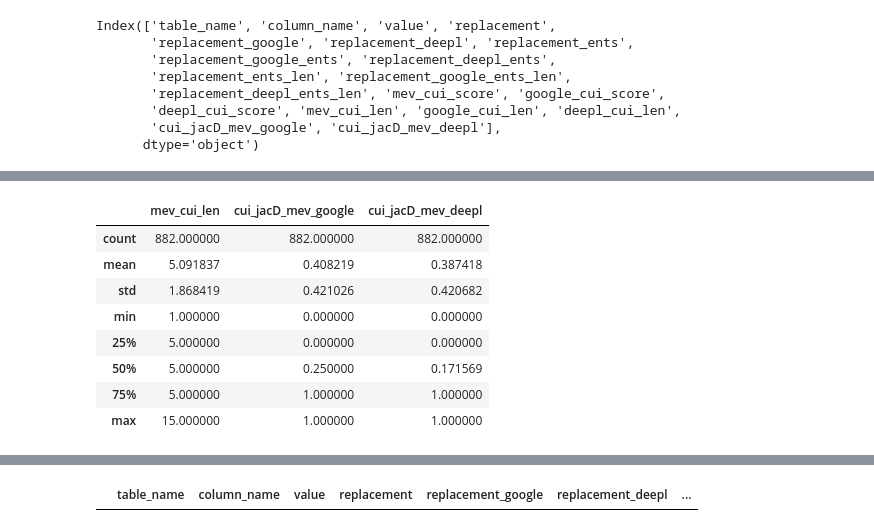
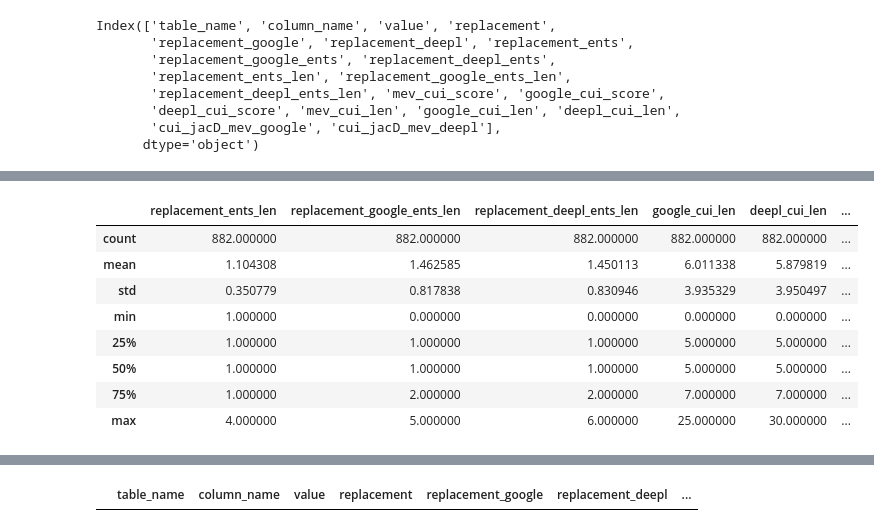
Before and after one commit to vyasakhilesh/biomed_entity_extraction, a Jupyter notebook: notebooks/data_analysis.ipynb, the cells around one changed output, grey strips where cells are left out. Cells and saved outputs as stored; diff of their text form; code cells hidden in the pictures.

```diff
--- a/notebooks/data_analysis.ipynb
+++ b/notebooks/data_analysis.ipynb
@@ -29,12 +51,12 @@ Index(['table_name', 'column_name', 'value', 'replacement',
 # %%
-df[['mev_cui_len','cui_jacD_mev_google', 'cui_jacD_mev_deepl']].describe()
+df[['replacement_ents_len', 'replacement_google_ents_len', 'replacement_deepl_ents_len', 'google_cui_len', 'deepl_cui_len','mev_cui_len', 'cui_jacD_mev_google', 'cui_jacD_mev_deepl']].describe()
 # %% [output]
-|  | mev_cui_len | cui_jacD_mev_google | cui_jacD_mev_deepl |
-| count | 882.000000 | 882.000000 | 882.000000 |
-| mean | 5.091837 | 0.408219 | 0.387418 |
-| std | 1.868419 | 0.421026 | 0.420682 |
-| min | 1.000000 | 0.000000 | 0.000000 |
-| 25% | 5.000000 | 0.000000 | 0.000000 |
-| 50% | 5.000000 | 0.250000 | 0.171569 |
-| 75% | 5.000000 | 1.000000 | 1.000000 |
-| max | 15.000000 | 1.000000 | 1.000000 |
+|  | replacement_ents_len | replacement_google_ents_len | replacement_deepl_ents_len | google_cui_len | deepl_cui_len | ... |
+| count | 882.000000 | 882.000000 | 882.000000 | 882.000000 | 882.000000 | ... |
+| mean | 1.104308 | 1.462585 | 1.450113 | 6.011338 | 5.879819 | ... |
+| std | 0.350779 | 0.817838 | 0.830946 | 3.935329 | 3.950497 | ... |
+| min | 1.000000 | 0.000000 | 0.000000 | 0.000000 | 0.000000 | ... |
+| 25% | 1.000000 | 1.000000 | 1.000000 | 5.000000 | 5.000000 | ... |
+| 50% | 1.000000 | 1.000000 | 1.000000 | 5.000000 | 5.000000 | ... |
+| 75% | 1.000000 | 2.000000 | 2.000000 | 7.000000 | 7.000000 | ... |
+| max | 4.000000 | 5.000000 | 6.000000 | 25.000000 | 30.000000 | ... |
```
Also changed, not shown: parts of 9 cells of this notebook, 1 other file.
